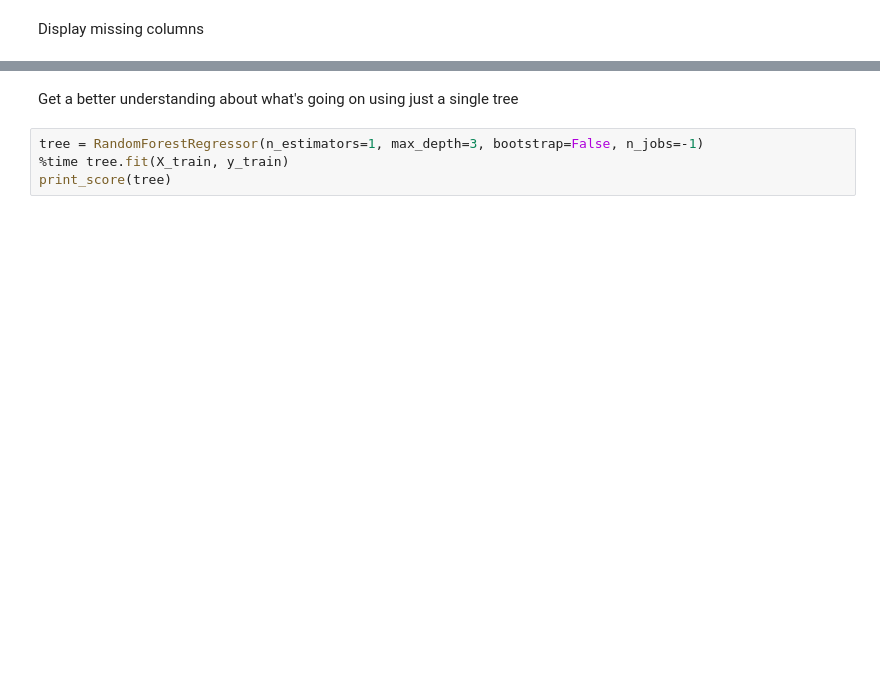
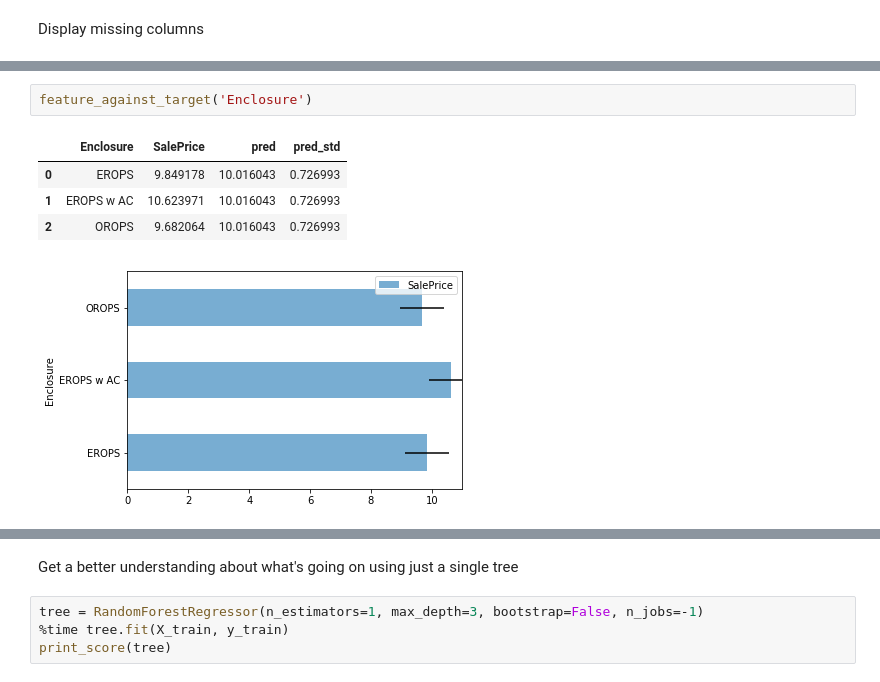
Before and after one commit to TerkaSlaninakova/data-science-portfolio, a Jupyter notebook: Blue book for bulldozers dataset - Simple RF.ipynb, the cells around one changed output, grey strips where cells are left out. Drawn from its saved outputs; the diff is of its cells as text; blank space fills up the shorter version.

```diff
--- a/Blue book for bulldozers dataset - Simple RF.ipynb
+++ b/Blue book for bulldozers dataset - Simple RF.ipynb
@@ -187,0 +153,8 @@ Wall time: 39.9 s
+# %%
+feature_against_target('Enclosure')
+# %% [output]
+|  | Enclosure | SalePrice | pred | pred_std |
+| 0 | EROPS | 9.849178 | 10.016043 | 0.726993 |
+| 1 | EROPS w AC | 10.623971 | 10.016043 | 0.726993 |
+| 2 | OROPS | 9.682064 | 10.016043 | 0.726993 |
+[figure, added]
```
Also changed, not shown: parts of 102 cells of this notebook, 14 other files.
